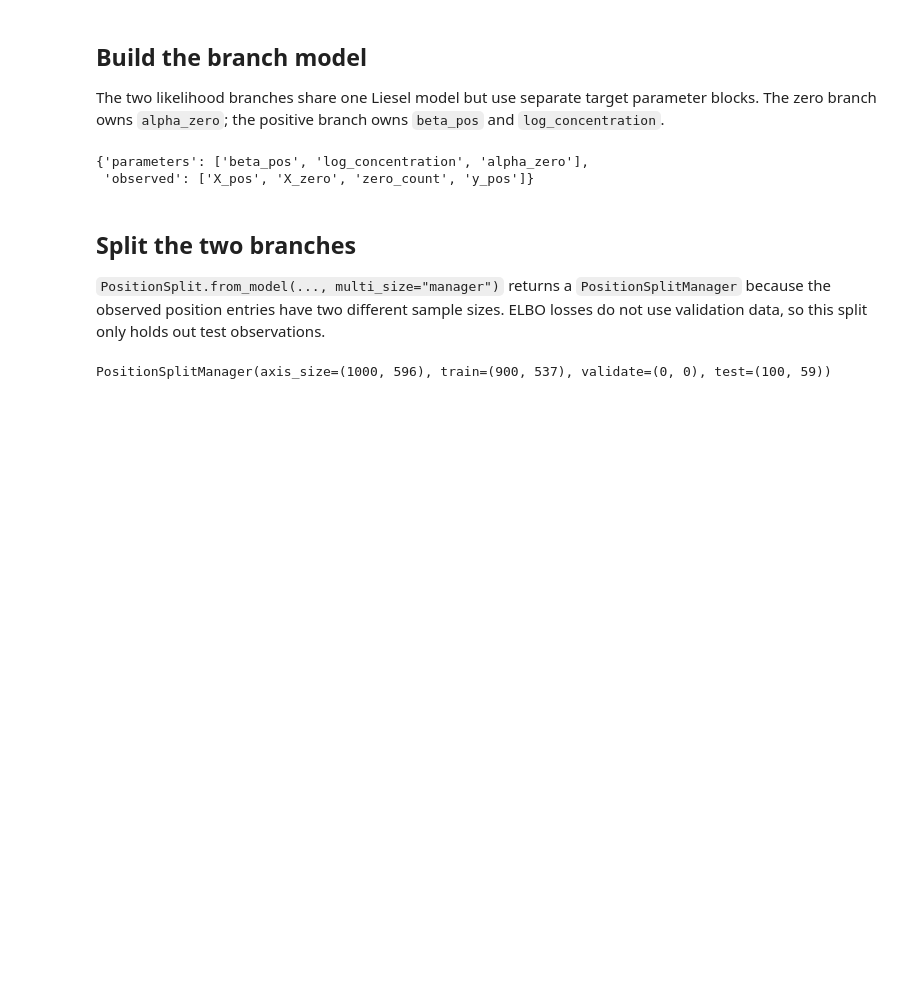
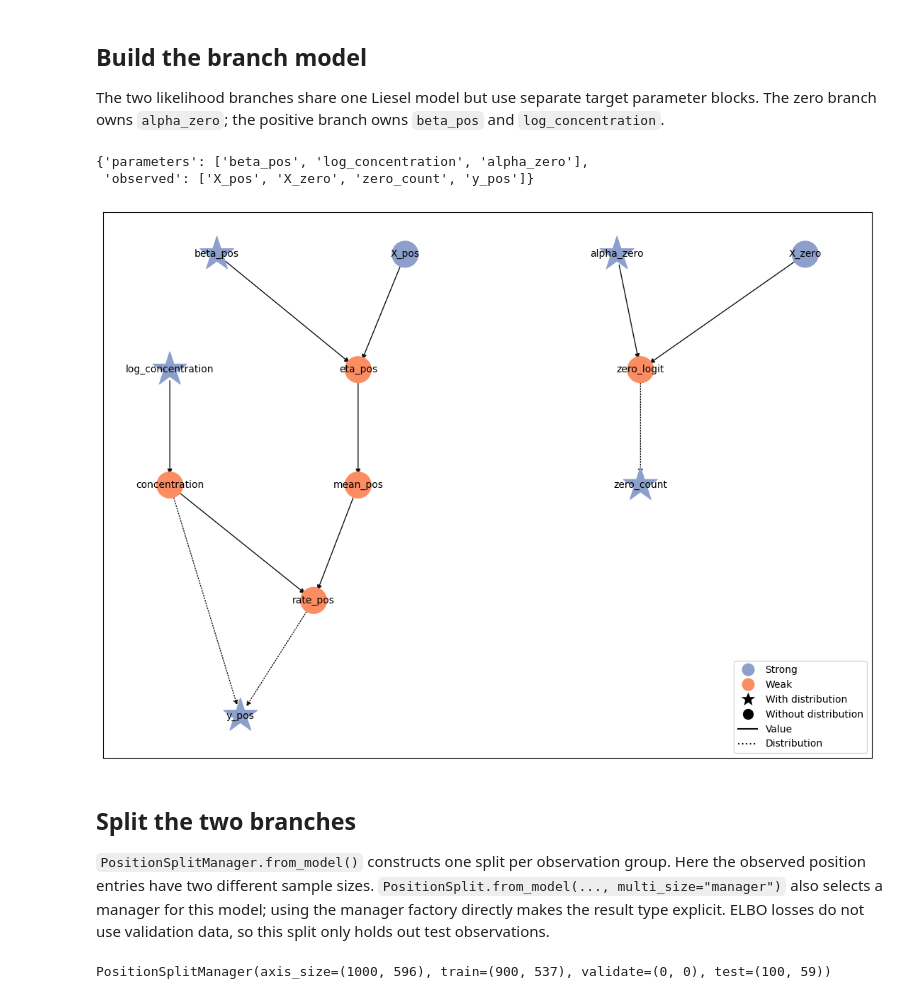
Before and after one commit to liesel-devs/liesel, a Jupyter notebook: docs/source/tutorials/notebooks/12-liesel-vi-advanced.ipynb, the cells around one changed output. Drawn from its saved outputs; the diff is of its cells as text; code cells hidden in the pictures; blank space fills up the shorter version.

```diff
--- a/docs/source/tutorials/notebooks/12-liesel-vi-advanced.ipynb
+++ b/docs/source/tutorials/notebooks/12-liesel-vi-advanced.ipynb
@@ -151,10 +151,14 @@ model = lsl.Model([zero, y_positive])
 # %% [output]
 {'parameters': ['beta_pos', 'log_concentration', 'alpha_zero'],
  'observed': ['X_pos', 'X_zero', 'zero_count', 'y_pos']}
+# %%
+model.plot()
+# %% [output]
+[figure, added]
 # %% [markdown]
 ## Split the two branches
 
-`PositionSplit.from_model(..., multi_size="manager")` returns a `PositionSplitManager` because the observed position entries have two different sample sizes. ELBO losses do not use validation data, so this split only holds out test observations.
+`PositionSplitManager.from_model()` constructs one split per observation group. Here the observed position entries have two different sample sizes. `PositionSplit.from_model(..., multi_size="manager")` also selects a manager for this model; using the manager factory directly makes the result type explicit. ELBO losses do not use validation data, so this split only holds out test observations.
 # %%
 observed_keys = ["X_zero", "zero_count", "X_pos", "y_pos"]
 
```
Also changed, not shown: parts of 9 cells of this notebook, 10 other files.
